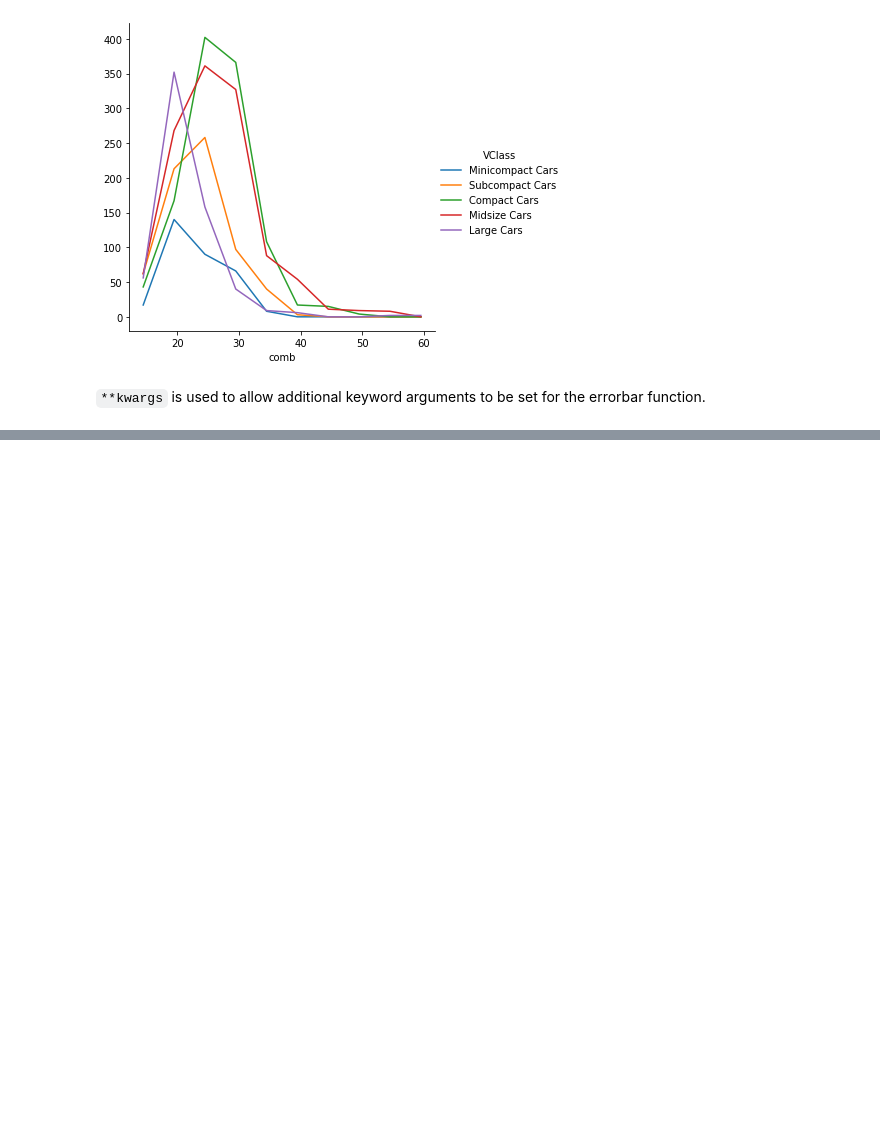
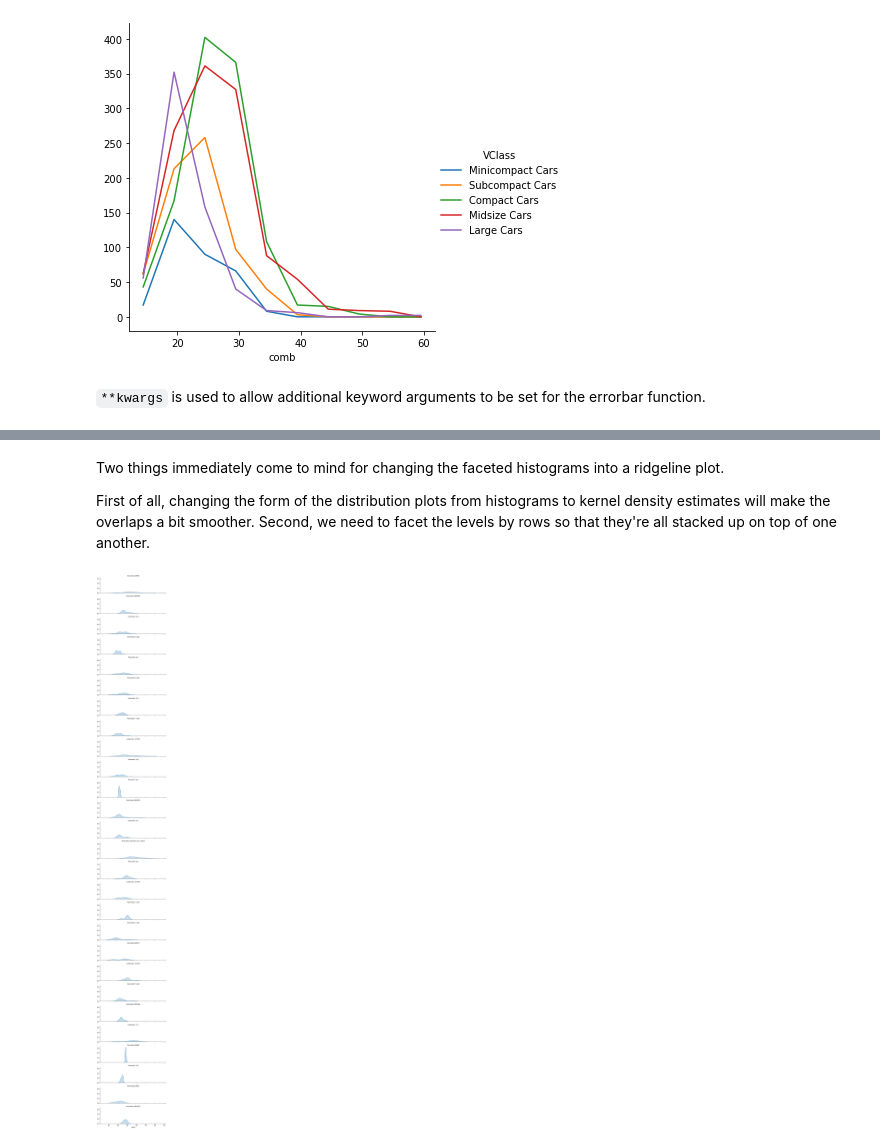
Before and after one commit to jackycwwang/data_visualization, a Jupyter notebook: 3. bivariate_exploration_of_data.ipynb, the cells around one changed output, grey strips where cells are left out. Saved outputs shown, nothing was run; the diff lists cells and outputs as text; code cells hidden in the pictures; blank space fills up the shorter version.

```diff
--- a/3. bivariate_exploration_of_data.ipynb
+++ b/3. bivariate_exploration_of_data.ipynb
@@ -1074,0 +1094,15 @@ sb.violinplot(data=fuel_econ, x='co2', y='VClass', color=base_color, inner='poin
+# %% [markdown]
+Two things immediately come to mind for changing the faceted histograms into a ridgeline plot.
+
+First of all, changing the form of the distribution plots from histograms to kernel density estimates will make the overlaps a bit smoother. Second, we need to facet the levels by rows so that they're all stacked up on top of one another.
+# %%
+group_means = fuel_econ[['trans', 'comb']].groupby(['trans']).mean()
+group_order = group_means.sort_values(['comb'], ascending = False).index
+
+
+g = sb.FacetGrid(data=fuel_econ, row='trans', height=2,
+                 col_order=group_order, aspect=3.5)
+g.map(sb.kdeplot, 'comb', shade=True)
+g.set_titles('{row_name}');
+# %% [output]
+[figure, added]
```
Also changed, not shown: parts of 58 cells of this notebook.
